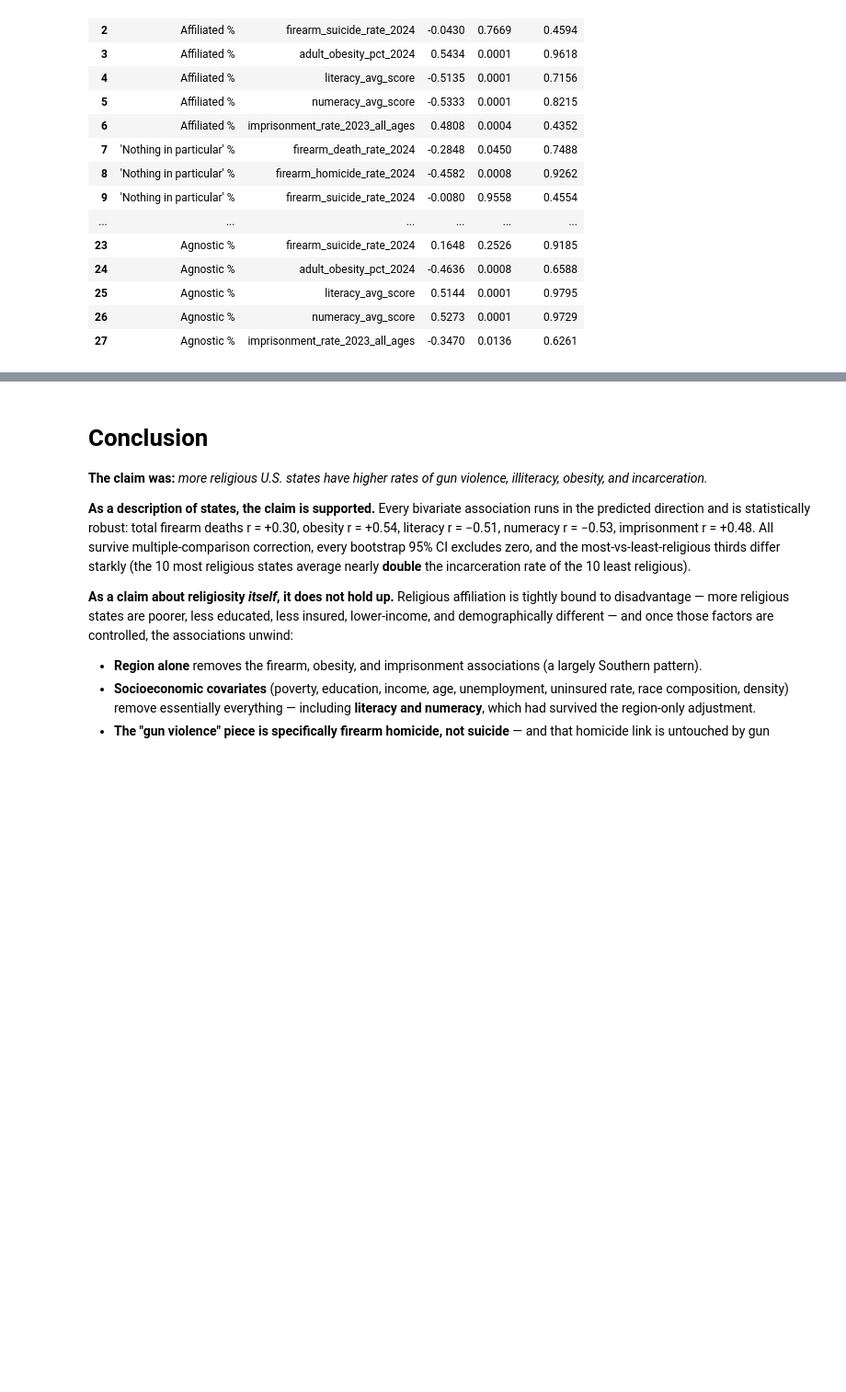
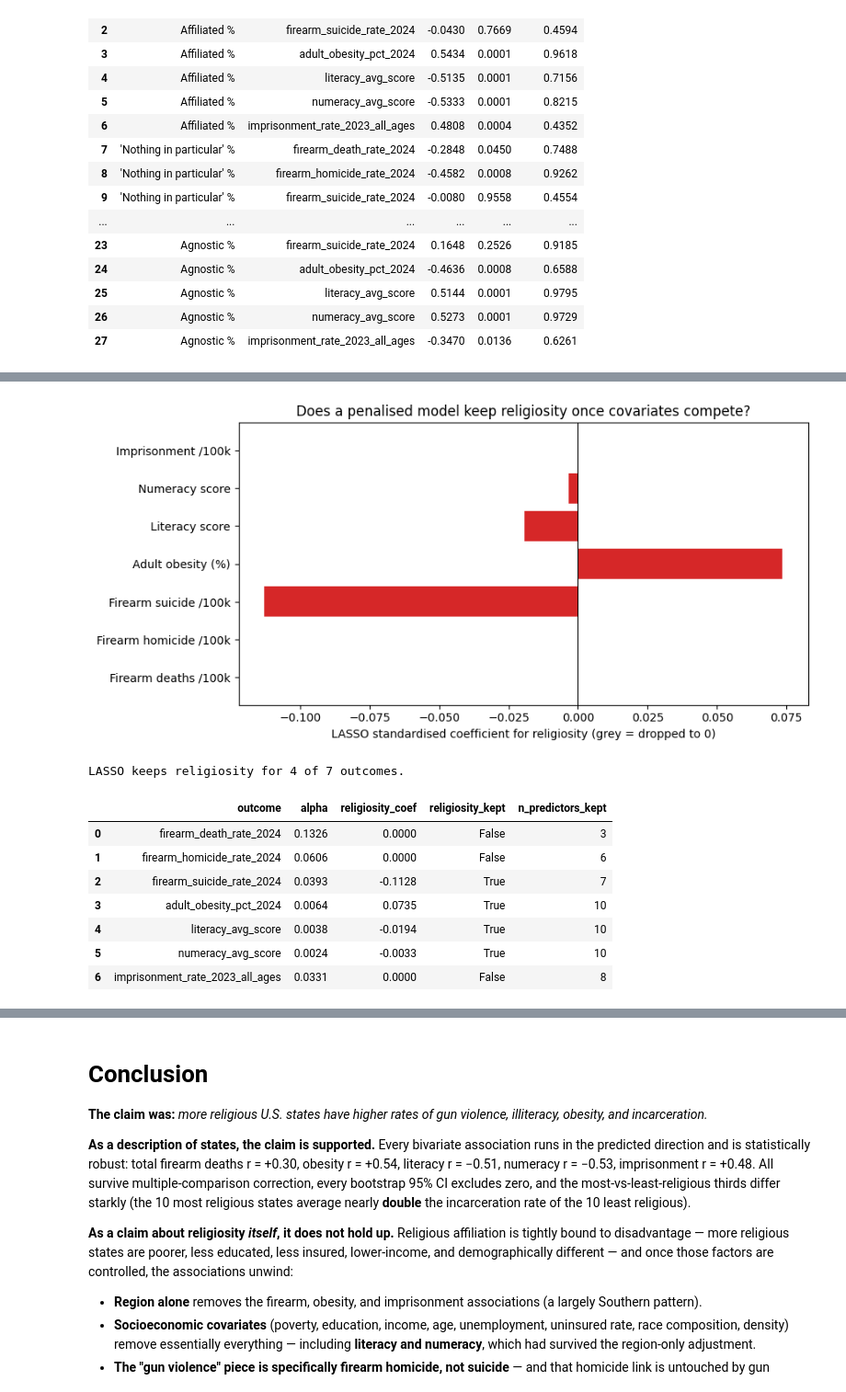
Before and after one commit to DiogoRibeiro7/religiosity-us-outcomes, a Jupyter notebook: notebooks/03_analyse_religiosity_outcomes.ipynb, the cells around one changed output, grey strips where cells are left out. Shown at 92% size. Cells and saved outputs as stored; diff of their text form; code cells hidden in the pictures; blank space fills up the shorter version.

```diff
--- a/notebooks/03_analyse_religiosity_outcomes.ipynb
+++ b/notebooks/03_analyse_religiosity_outcomes.ipynb
@@ -1122,0 +1210,45 @@ Across 28 measure x outcome combinations: 21 significant in the raw correlation,
+# %%
+from sklearn.linear_model import LassoCV
+from sklearn.preprocessing import StandardScaler
+
+feats = [PREDICTOR] + CONTROLS
+lasso_rows = []
+for o in EXT_OUTCOMES:
+    sub = panel[[o] + feats].dropna()
+    X = StandardScaler().fit_transform(sub[feats].to_numpy())
+    y = ((sub[o] - sub[o].mean()) / sub[o].std()).to_numpy()
+    mod = LassoCV(cv=5, random_state=0, max_iter=200000).fit(X, y)
+    coefs = dict(zip(feats, mod.coef_))
+    lasso_rows.append({
+        "outcome": o,
+        "alpha": float(mod.alpha_),
+        "religiosity_coef": float(coefs[PREDICTOR]),
+        "religiosity_kept": bool(abs(coefs[PREDICTOR]) > 1e-6),
+        "n_predictors_kept": int((np.abs(mod.coef_) > 1e-6).sum()),
+    })
+lasso = pd.DataFrame(lasso_rows)
+lasso.to_csv(TABLES_DIR / "lasso_selection.csv", index=False)
+
+fig, ax = plt.subplots(figsize=(9, 4.4))
+colors = ["#d62728" if k else "#cccccc" for k in lasso["religiosity_kept"]]
+ax.barh([LABELS.get(o, o) for o in lasso["outcome"]], lasso["religiosity_coef"], color=colors)
+ax.axvline(0, color="black", lw=0.8)
+ax.set_xlabel("LASSO standardised coefficient for religiosity (grey = dropped to 0)")
+ax.set_title("Does a penalised model keep religiosity once covariates compete?")
+fig.tight_layout()
+fig.savefig(FIGURES_DIR / "lasso_religiosity.png", dpi=150, bbox_inches="tight")
+plt.show()
+kept = int(lasso["religiosity_kept"].sum())
+print(f"LASSO keeps religiosity for {kept} of {len(lasso)} outcomes.")
+lasso.round(4)
+# %% [output]
+[figure, added]
+LASSO keeps religiosity for 4 of 7 outcomes.
+|  | outcome | alpha | religiosity_coef | religiosity_kept | n_predictors_kept |
+| 0 | firearm_death_rate_2024 | 0.1326 | 0.0000 | False | 3 |
+| 1 | firearm_homicide_rate_2024 | 0.0606 | 0.0000 | False | 6 |
+| 2 | firearm_suicide_rate_2024 | 0.0393 | -0.1128 | True | 7 |
+| 3 | adult_obesity_pct_2024 | 0.0064 | 0.0735 | True | 10 |
+| 4 | literacy_avg_score | 0.0038 | -0.0194 | True | 10 |
+| 5 | numeracy_avg_score | 0.0024 | -0.0033 | True | 10 |
+| 6 | imprisonment_rate_2023_all_ages | 0.0331 | 0.0000 | False | 8 |
```
Also changed, not shown: parts of 10 cells of this notebook, 7 other files.
